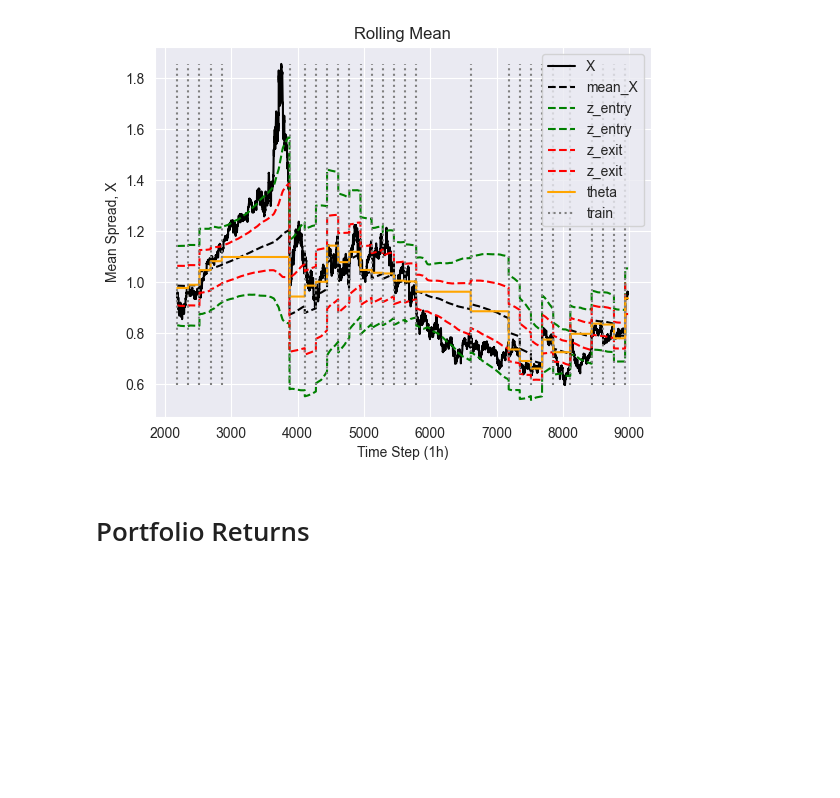
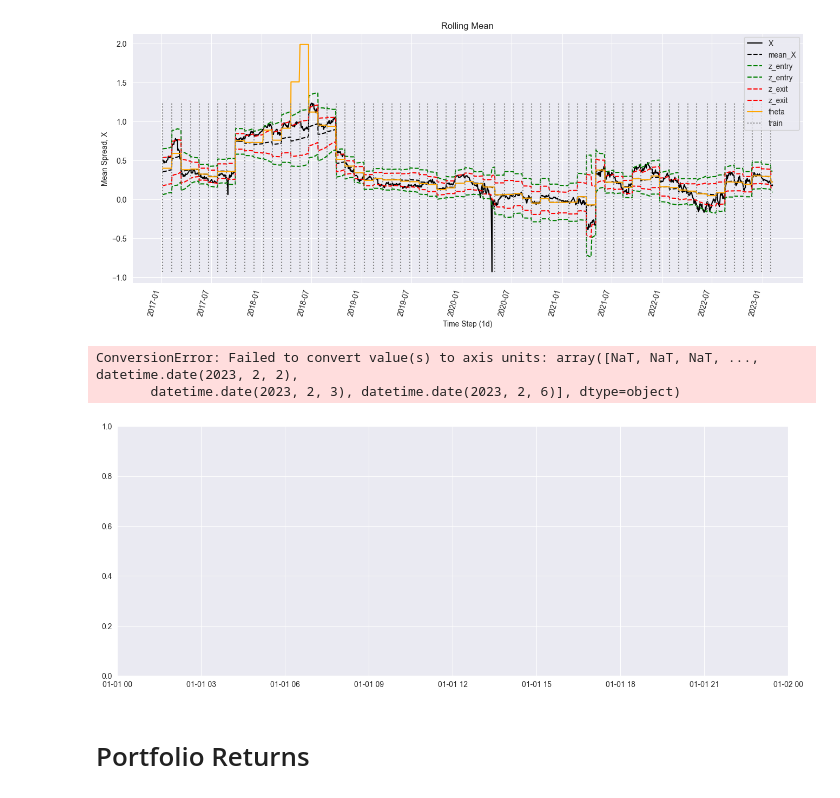
Before and after one commit to webclinic017/trading-40, a Jupyter notebook: algo/strategies/mean_reversion/post_trade_analysis.ipynb, the cells around one changed output. Drawn from its saved outputs; the diff is of its cells as text; code cells hidden in the pictures; blank space fills up the shorter version.

```diff
--- a/algo/strategies/mean_reversion/post_trade_analysis.ipynb
+++ b/algo/strategies/mean_reversion/post_trade_analysis.ipynb
@@ -117,7 +128,7 @@ plt.show()
 # %%
 # Plot portfolio spread vs. long run means.
 fig = plt.figure()
-# fig.set_size_inches(10, 8)
+fig.set_size_inches(16, 6)
 plt.plot(df["spread"], color="black", label="X")
 plt.plot(df["spread_mean"], color="black", linestyle="dashed", label="mean_X")
 plt.plot(df["spread_mean"] + z_entry*df["spread_std"], color="green", linestyle="dashed", label="z_entry")
@@ -125,15 +136,17 @@ plt.plot(df["spread_mean"] - z_entry*df["spread_std"], color="green", linestyle=
 plt.plot(df["spread_mean"] + z_exit*df["spread_std"], color="red", linestyle="dashed", label="z_exit")
 plt.plot(df["spread_mean"] - z_exit*df["spread_std"], color="red", linestyle="dashed", label="z_exit")
 
-# OU long-run mean
+# OU Long-Run Mean
 plt.plot(df["theta"], color="orange", label="theta")
+
+# OU Mean Reversion Speed
+# plt.plot(df["mu"], color="blue", label="mu")
 
 # Record when training occurred.
 plt.vlines(train_periods, ymin=np.min(df["spread"]), ymax=np.max(df["spread"]), color="grey", linestyle="dotted", label="train")
 
 if date_index:
     # Setting the axis locators speeds up index plotting.
-    fig = plt.figure()
     ax = fig.gca()
     ax.xaxis.set_major_locator(mdates.MonthLocator(bymonth=(1, 7)))
     ax.grid(True)
@@ -143,7 +156,6 @@ plt.title("Rolling Mean")
 plt.xlabel(f"Time Step ({interval})")
 plt.ylabel("Mean Spread, X")
 plt.legend()
-# plt.savefig("spread_mean.png")
 plt.show()
 
 
@@ -156,7 +168,24 @@ if plot_volatility:
     plt.legend()
     plt.show()
 # %% [output]
-[figure, old version]
+[figure, new version]
+# %%
+# Plot portfolio spread vs. long run means.
+fig = plt.figure()
+fig.set_size_inches(16, 6)
+# plt.plot(df["spread"], color="black", label="X")
+
+# OU Long-Run Mean
+# plt.plot(df["theta"], color="orange", label="theta")
+
+# OU Mean Reversion Speed
+plt.plot(df["mu"], color="blue", label="mu")
+plt.legend()
+plt.show()
+# %% [output]
+ConversionError: Failed to convert value(s) to axis units: array([NaT, NaT, NaT, ..., datetime.date(2023, 2, 2),
+       datetime.date(2023, 2, 3), datetime.date(2023, 2, 6)], dtype=object)
+[figure, added]
 # %% [markdown]
 # Portfolio Returns
 # %%
```
Also changed, not shown: parts of 10 cells of this notebook, 4 other files.
